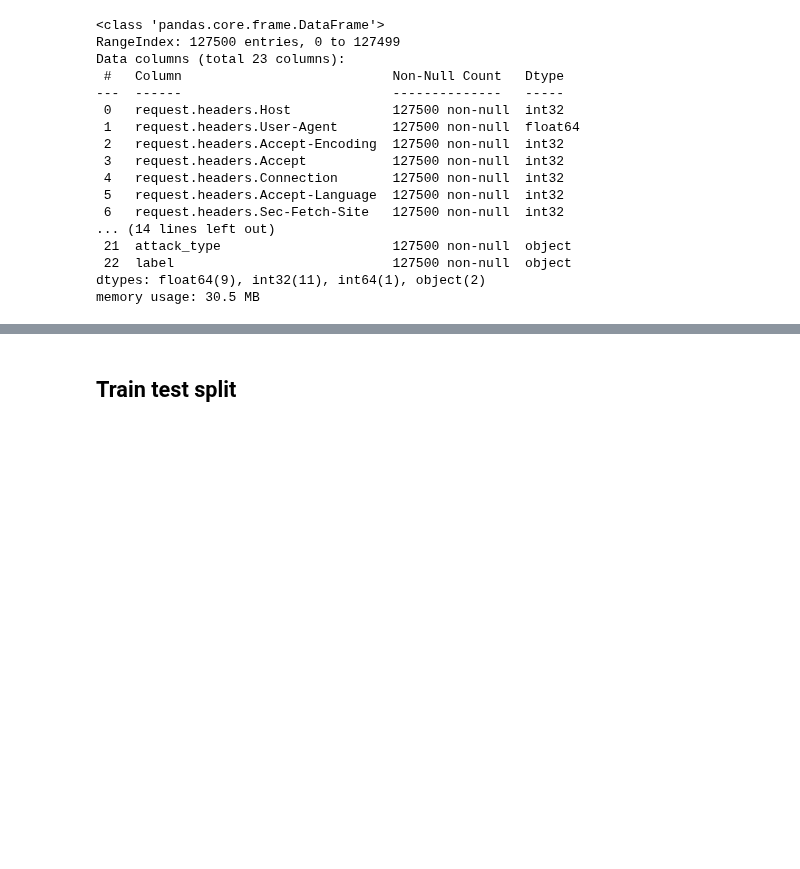
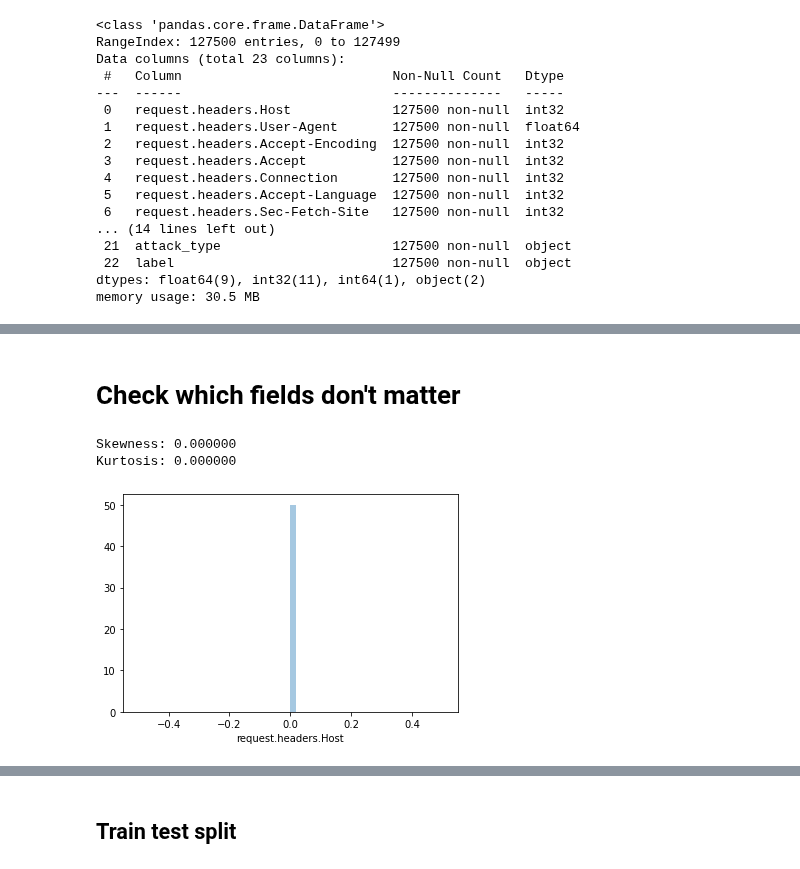
Before and after one commit to chenshtynmetz/CiscoCompetition, a Jupyter notebook: Dataset2.ipynb, the cells around one changed output, grey strips where cells are left out. Drawn from its saved outputs; the diff is of its cells as text; code cells hidden in the pictures; blank space fills up the shorter version.

```diff
--- a/Dataset2.ipynb
+++ b/Dataset2.ipynb
@@ -172,0 +184,7 @@ memory usage: 30.5 MB
+# %%
+df.drop('response.headers.Set-Cookie', axis=1, inplace=True)
+df.drop('request.method', axis=1, inplace=True)
+df.drop('response.status_code', axis=1, inplace=True)
+# df.drop('response.headers.Location', axis=1, inplace=True)
+
+df
@@ -172,0 +205,10 @@ memory usage: 30.5 MB
+# %% [markdown]
+# Check which fields don't matter
+# %%
+sns.distplot(df['request.headers.Host'])
+print("Skewness: %f" % df['request.headers.Host'].skew())
+print("Kurtosis: %f" % df['request.headers.Host'].kurt())
+# %% [output]
+Skewness: 0.000000
+Kurtosis: 0.000000
+[figure, added]
```
Also changed, not shown: parts of 32 cells of this notebook.
